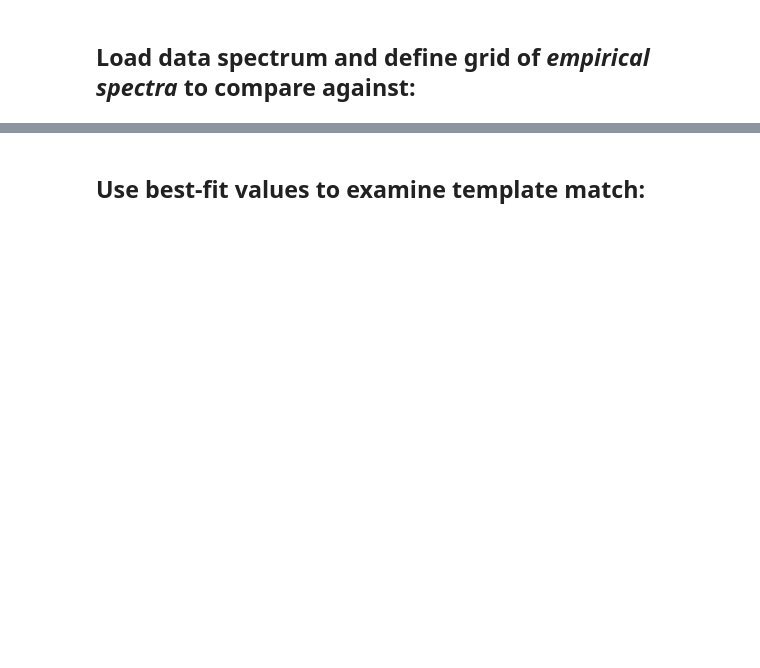
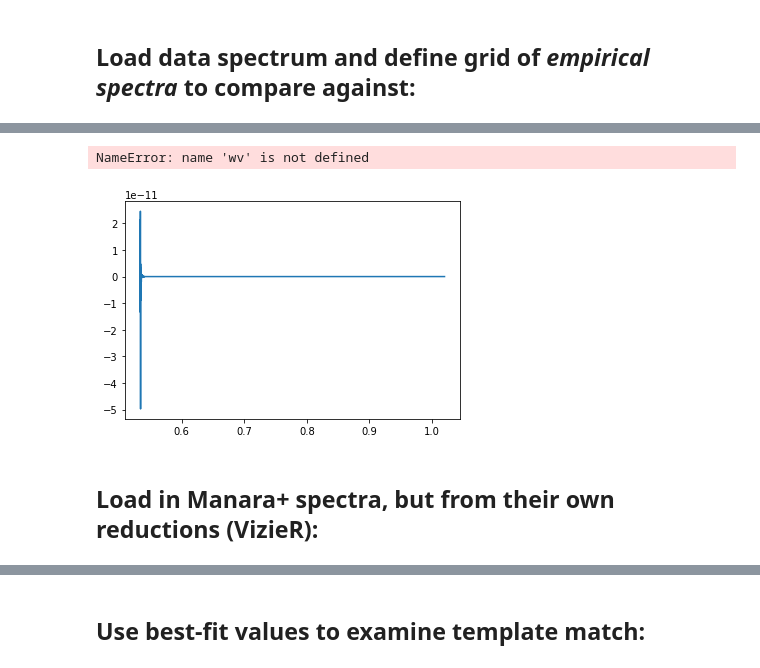
Before and after one commit to spacegal-spiff/TTauri_SpecAnalysis, a Jupyter notebook: EmpiricalAvFitter-Xshooter.ipynb, the cells around one changed output, grey strips where cells are left out. Cells and saved outputs as stored; diff of their text form; code cells hidden in the pictures; blank space fills up the shorter version.

```diff
--- a/EmpiricalAvFitter-Xshooter.ipynb
+++ b/EmpiricalAvFitter-Xshooter.ipynb
@@ -103,0 +113,10 @@ uncertainty_m13 = m13_data[0][2]
+# %%
+plt.plot(wavelength_m13, flux_m13, label='ESO Reduction')
+plt.plot(wv/1000, testfl.value, label='VizieR')
+plt.legend(loc=2)
+plt.ylim(0,0.1e-13)
+# %% [output]
+NameError: name 'wv' is not defined
+[figure, added]
+# %% [markdown]
+## Load in Manara+ spectra, but from their own reductions (VizieR):
```
Also changed, not shown: parts of 45 cells of this notebook.
